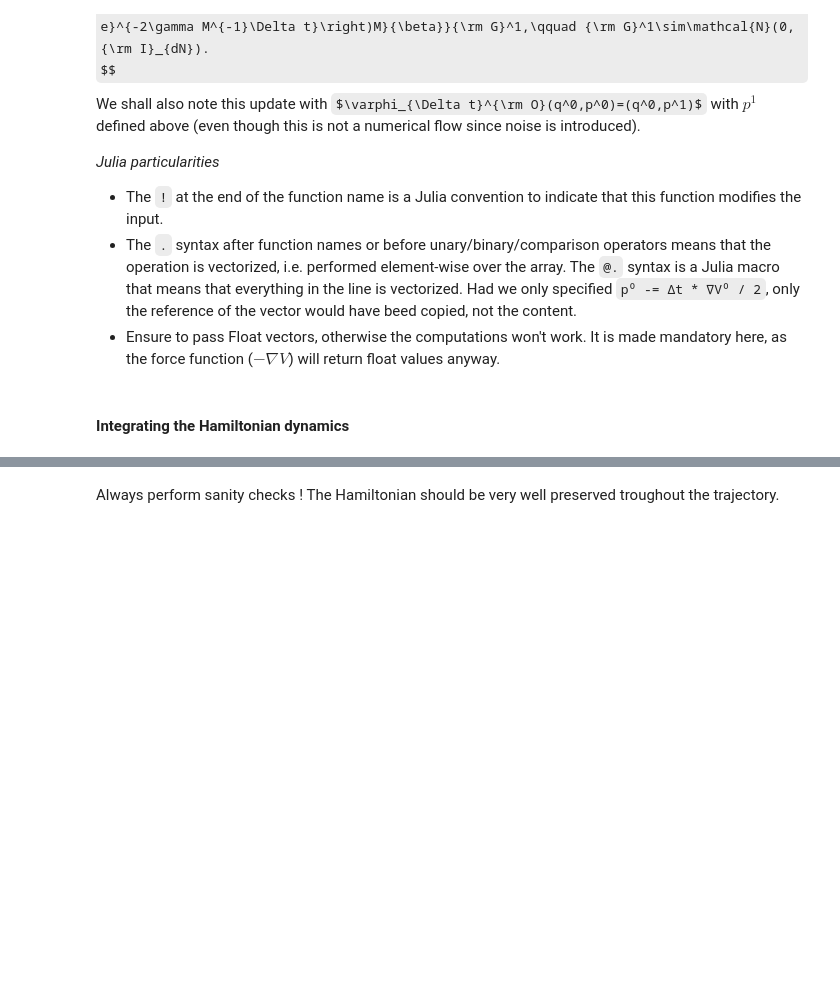
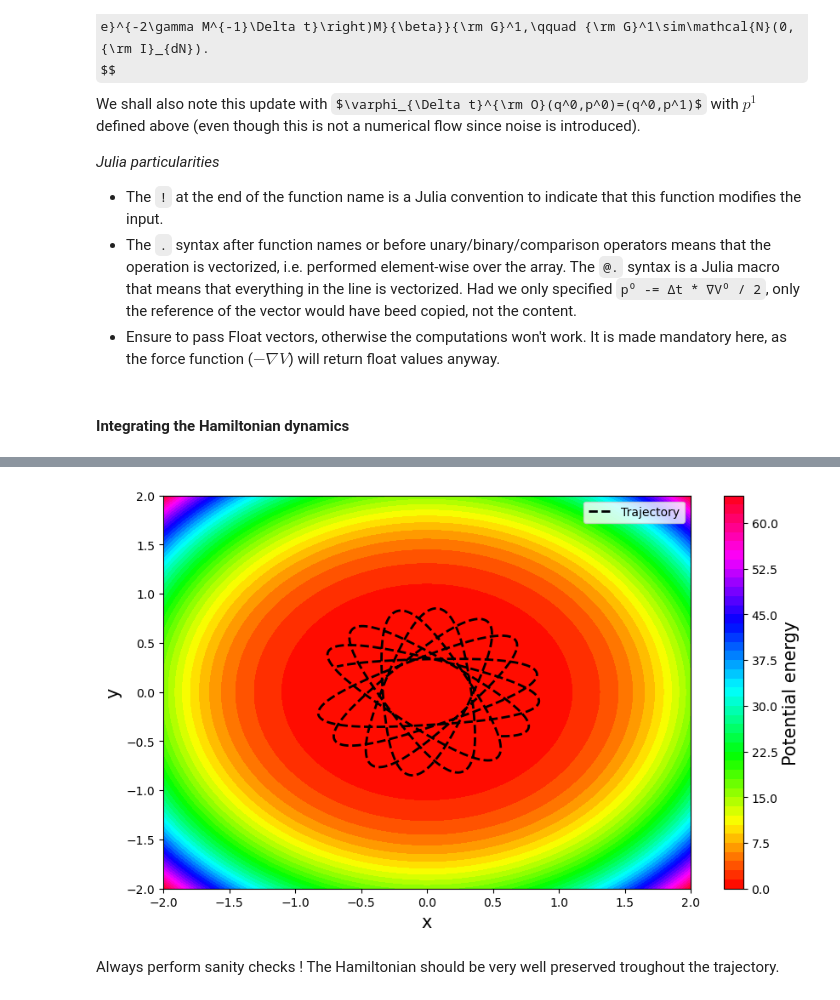
Before and after one commit to shiva-darshan/CECAMSummerSchool2025, a Jupyter notebook: notebooks/equilibrium_sampling_correction.ipynb, the cells around one changed output, grey strips where cells are left out. Drawn from its saved outputs; the diff is of its cells as text; code cells hidden in the pictures; folded sections open; some formulas as TeX source; blank space fills up the shorter version.

```diff
--- a/notebooks/equilibrium_sampling_correction.ipynb
+++ b/notebooks/equilibrium_sampling_correction.ipynb
@@ -364,14 +370,15 @@ y = positions[:,2]
 # %%
 # Plot only the beginning of the trajectory
 Nmax = min(3000,length(x))
 plt.figure(fig_V)
 # Remove previous data
 for data in ax_V.lines
     data.remove()
 end
 ax_V.plot(x[1:Nmax],y[1:Nmax],label="Trajectory", linestyle="dashed", color=:black, linewidth=2)
 ax_V.legend();
-display(gcf())
+# %% [output]
+[figure, added]
 # %% [markdown]
 Always perform sanity checks ! The Hamiltonian should be very well preserved troughout the trajectory.
 # %%
```
Also changed, not shown: parts of 31 cells of this notebook.
